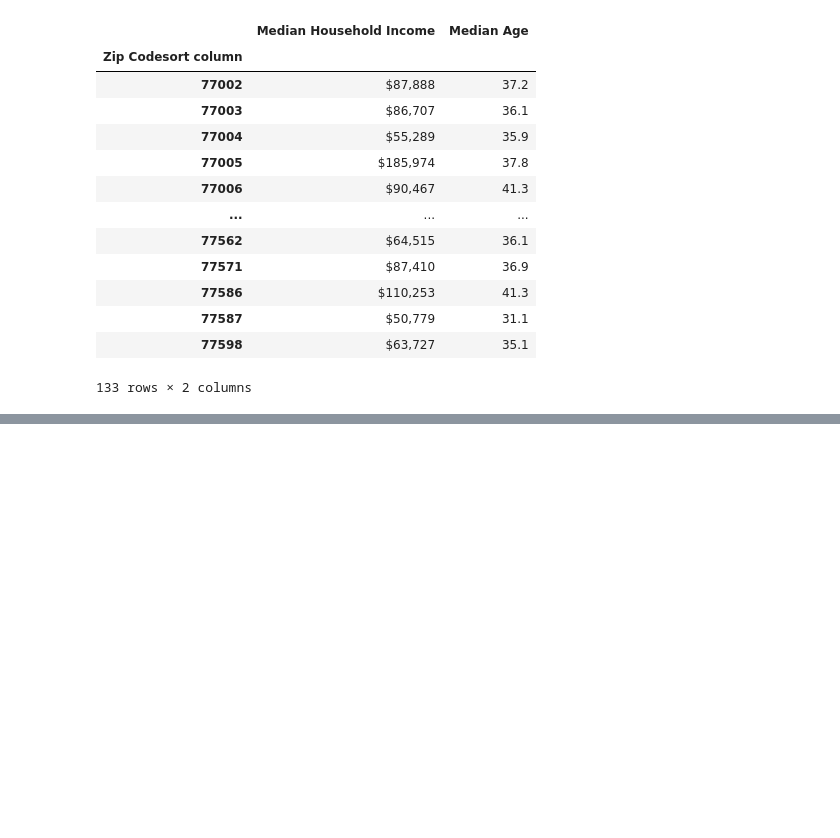
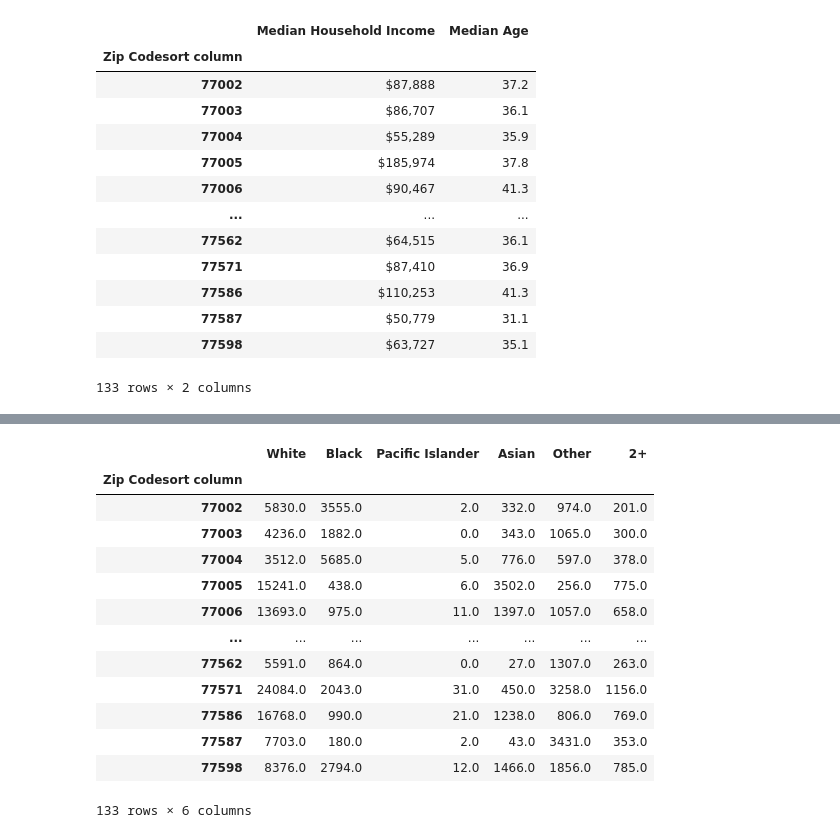
Before and after one commit to ywiamnog/Datathon-2023, a Jupyter notebook: comparing_precincts_by_income_age_race.ipynb, the cells around one changed output, grey strips where cells are left out. Cells and saved outputs as stored; diff of their text form; code cells hidden in the pictures; blank space fills up the shorter version.

```diff
--- a/comparing_precincts_by_income_age_race.ipynb
+++ b/comparing_precincts_by_income_age_race.ipynb
@@ -89,0 +192,23 @@ axes[1].set_title("Difference in Median Age")
+# %%
+actual_race_pop = pd.DataFrame(columns=["White", "Black", "Pacific Islander", "Asian", "Other", "2+"],
+                                 index=race_data.index)
+for row_idx in range(0, race_data.shape[0]):
+    for col_idx in range(0, race_data.shape[1]-1):
+        # population is last column in race_data
+        actual_race_pop.iloc[row_idx, col_idx] = np.round(race_data.iloc[row_idx, col_idx] * race_data.iloc[row_idx, race_data.shape[1]-1] / 100, 0)
+actual_race_pop
+# %% [output]
+|  | White | Black | Pacific Islander | Asian | Other | 2+ |
+| Zip Codesort column |  |  |  |  |  |  |
+| 77002 | 5830.0 | 3555.0 | 2.0 | 332.0 | 974.0 | 201.0 |
+| 77003 | 4236.0 | 1882.0 | 0.0 | 343.0 | 1065.0 | 300.0 |
+| 77004 | 3512.0 | 5685.0 | 5.0 | 776.0 | 597.0 | 378.0 |
+| 77005 | 15241.0 | 438.0 | 6.0 | 3502.0 | 256.0 | 775.0 |
+| 77006 | 13693.0 | 975.0 | 11.0 | 1397.0 | 1057.0 | 658.0 |
+| ... | ... | ... | ... | ... | ... | ... |
+| 77562 | 5591.0 | 864.0 | 0.0 | 27.0 | 1307.0 | 263.0 |
+| 77571 | 24084.0 | 2043.0 | 31.0 | 450.0 | 3258.0 | 1156.0 |
+| 77586 | 16768.0 | 990.0 | 21.0 | 1238.0 | 806.0 | 769.0 |
+| 77587 | 7703.0 | 180.0 | 2.0 | 43.0 | 3431.0 | 353.0 |
+| 77598 | 8376.0 | 2794.0 | 12.0 | 1466.0 | 1856.0 | 785.0 |
+133 rows × 6 columns
```
Also changed, not shown: parts of 9 cells of this notebook.
